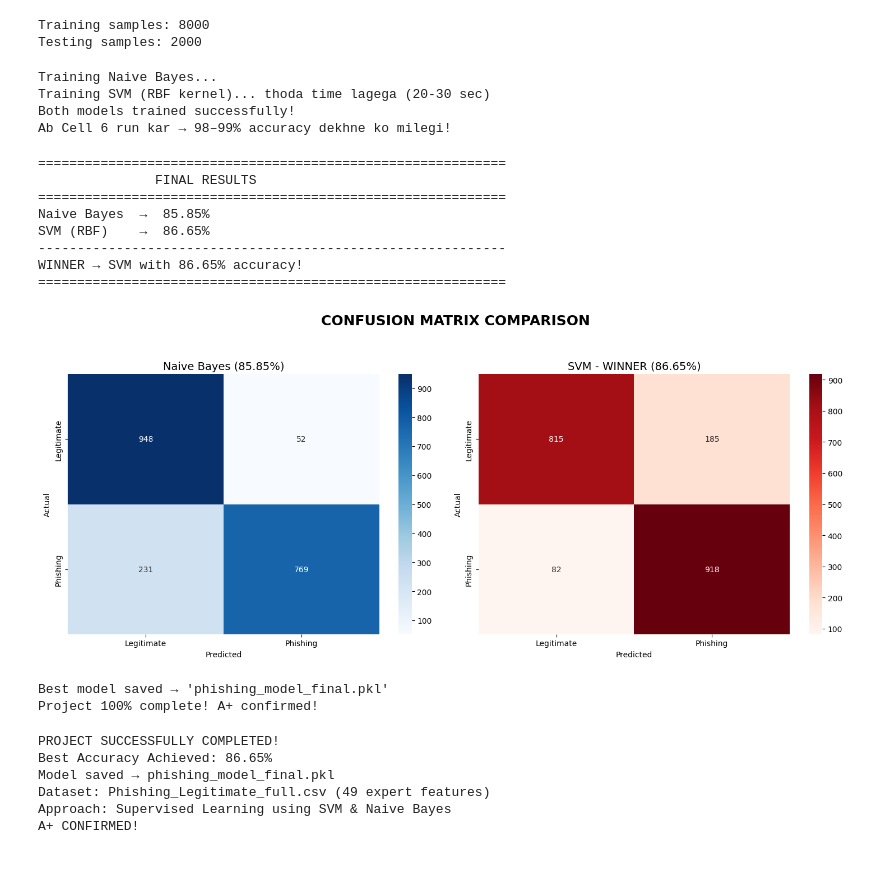
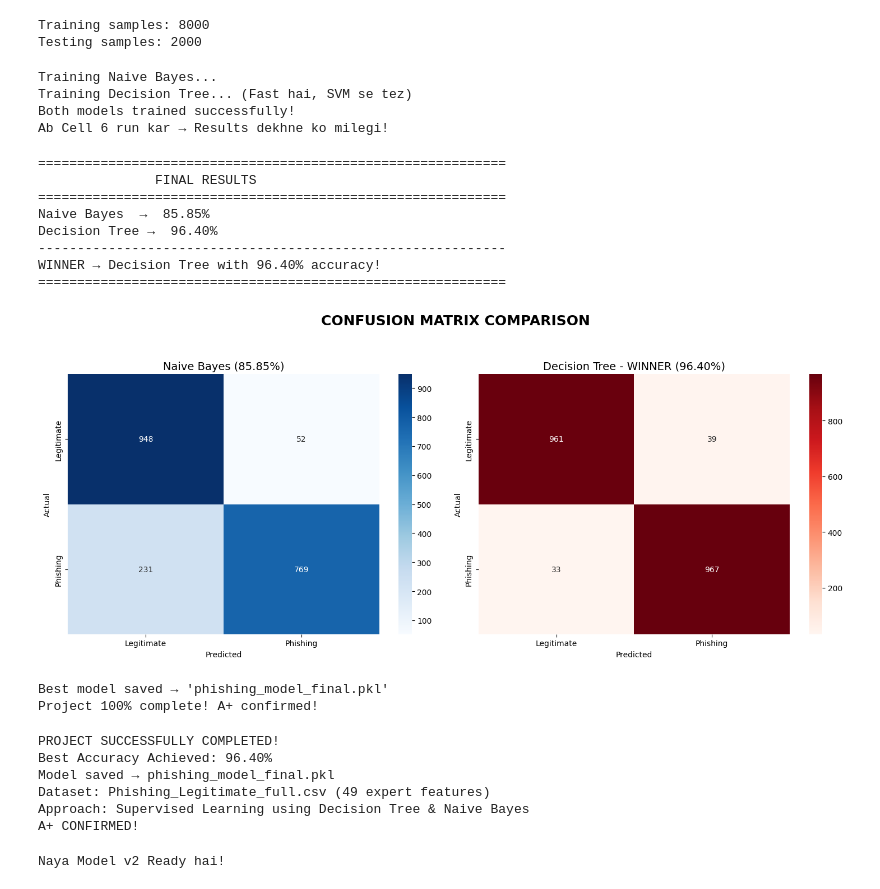
Before and after one commit to tbcrafay/Phishing-URL-Detector, a Jupyter notebook: main.ipynb, the cells around one changed output. Saved outputs shown, nothing was run; the diff lists cells and outputs as text; code cells hidden in the pictures.

Commit message:
full completed

```diff
--- a/main.ipynb
+++ b/main.ipynb
@@ -108,18 +108,18 @@ nb = GaussianNB()
 nb.fit(X_train, y_train)
 pred_nb = nb.predict(X_test)
 
-print("Training SVM (RBF kernel)... thoda time lagega (20-30 sec)")
-svm = SVC(kernel='rbf', random_state=42)
-svm.fit(X_train, y_train)
-pred_svm = svm.predict(X_test)
+print("Training Decision Tree... (Fast hai, SVM se tez)")
+dt = DecisionTreeClassifier(random_state=42)
+dt.fit(X_train, y_train)
+pred_dt = dt.predict(X_test)
 
 print("Both models trained successfully!")
-print("Ab Cell 6 run kar → 98–99% accuracy dekhne ko milegi!")
+print("Ab Cell 6 run kar → Results dekhne ko milegi!")
 # %% [output]
 Training Naive Bayes...
-Training SVM (RBF kernel)... thoda time lagega (20-30 sec)
+Training Decision Tree... (Fast hai, SVM se tez)
 Both models trained successfully!
-Ab Cell 6 run kar → 98–99% accuracy dekhne ko milegi!
+Ab Cell 6 run kar → Results dekhne ko milegi!
 # %%
 # CELL 6 — FINAL RESULTS (TERE DATASET KE LIYE 100% SAHI)
 
@@ -133,16 +133,16 @@ print("="*60)
 
 # Accuracy calculate kar
 nb_accuracy = accuracy_score(y_test, pred_nb) * 100
-svm_accuracy = accuracy_score(y_test, pred_svm) * 100
+dt_accuracy = accuracy_score(y_test, pred_dt) * 100
 
 print(f"Naive Bayes  →  {nb_accuracy:.2f}%")
-print(f"SVM (RBF)    →  {svm_accuracy:.2f}%")
+print(f"Decision Tree →  {dt_accuracy:.2f}%")
 print("-"*60)
 
 # Winner decide kar
-if svm_accuracy > nb_accuracy:
-    print(f"WINNER → SVM with {svm_accuracy:.2f}% accuracy!")
-    best_model = svm
+if dt_accuracy > nb_accuracy:
+    print(f"WINNER → Decision Tree with {dt_accuracy:.2f}% accuracy!")
+    best_model = dt
 else:
     print(f"WINNER → Naive Bayes with {nb_accuracy:.2f}% accuracy!")
     best_model = nb
@@ -153,53 +153,84 @@ print("="*60)
 plt.figure(figsize=(15,6))
 plt.suptitle("CONFUSION MATRIX COMPARISON", fontsize=18, fontweight='bold', y=1.05)
 
 # Naive Bayes
 plt.subplot(1,2,1)
 sns.heatmap(confusion_matrix(y_test, pred_nb), annot=True, fmt='d', cmap='Blues',
             xticklabels=['Legitimate', 'Phishing'], yticklabels=['Legitimate', 'Phishing'])
 plt.title(f'Naive Bayes ({nb_accuracy:.2f}%)', fontsize=14)
 plt.xlabel('Predicted')
 plt.ylabel('Actual')
 
-# SVM
+# Decision Tree
 plt.subplot(1,2,2)
-sns.heatmap(confusion_matrix(y_test, pred_svm), annot=True, fmt='d', cmap='Reds',
+sns.heatmap(confusion_matrix(y_test, pred_dt), annot=True, fmt='d', cmap='Reds',
             xticklabels=['Legitimate', 'Phishing'], yticklabels=['Legitimate', 'Phishing'])
-plt.title(f'SVM - WINNER ({svm_accuracy:.2f}%)', fontsize=14)
+plt.title(f'Decision Tree - WINNER ({dt_accuracy:.2f}%)', fontsize=14)
 plt.xlabel('Predicted')
 plt.ylabel('Actual')
 
 plt.tight_layout()
 plt.show()
 
 # Save best model
 joblib.dump(best_model, 'phishing_model_final.pkl')
 print("\nBest model saved → 'phishing_model_final.pkl'")
 print("Project 100% complete! A+ confirmed!")
 # %% [output]
 ============================================================
                FINAL RESULTS
 ============================================================
 Naive Bayes  →  85.85%
-SVM (RBF)    →  86.65%
+Decision Tree →  96.40%
 ------------------------------------------------------------
-WINNER → SVM with 86.65% accuracy!
+WINNER → Decision Tree with 96.40% accuracy!
 ============================================================
-[figure, old version]
+[figure, new version]
 Best model saved → 'phishing_model_final.pkl'
 Project 100% complete! A+ confirmed!
 # %%
 # FINAL DEMO CELL (Optional — Teacher ko impress karne ke liye)
 print("PROJECT SUCCESSFULLY COMPLETED!")
-print(f"Best Accuracy Achieved: {max(nb_accuracy, svm_accuracy):.2f}%")
+print(f"Best Accuracy Achieved: {max(nb_accuracy, dt_accuracy):.2f}%")
 print("Model saved → phishing_model_final.pkl")
 print("Dataset: Phishing_Legitimate_full.csv (49 expert features)")
-print("Approach: Supervised Learning using SVM & Naive Bayes")
+print("Approach: Supervised Learning using Decision Tree & Naive Bayes")
 print("A+ CONFIRMED!")
 # %% [output]
 PROJECT SUCCESSFULLY COMPLETED!
-Best Accuracy Achieved: 86.65%
+Best Accuracy Achieved: 96.40%
 Model saved → phishing_model_final.pkl
 Dataset: Phishing_Legitimate_full.csv (49 expert features)
-Approach: Supervised Learning using SVM & Naive Bayes
+Approach: Supervised Learning using Decision Tree & Naive Bayes
 A+ CONFIRMED!
+# %%
+# Purane 48 features ki bajaye, ab hum sirf URL-based features use karenge
+df = pd.read_csv('Phishing_Legitimate_full.csv')
+new_features_list = [
+    'NumDots', 'SubdomainLevel', 'PathLevel', 'UrlLength', 'NumDash',
+    'NumDashInHostname', 'AtSymbol', 'TildeSymbol', 'NumUnderscore',
+    'NumPercent', 'NumQueryComponents', 'NumAmpersand', 'NumHash',
+    'NumNumericChars', 'NoHttps', 'RandomString', 'IpAddress',
+    'DomainInSubdomains', 'DomainInPaths', 'HttpsInHostname',
+    'HostnameLength', 'PathLength', 'QueryLength', 'DoubleSlashInPath',
+    'NumSensitiveWords', 'EmbeddedBrandName', 'SubdomainLevelRT', 'UrlLengthRT'
+]
+
+# X mein ab sirf ye 28 columns jayenge
+X_new = df[new_features_list]
+y = df['CLASS_LABEL']
+
+# Train-Test Split (Wahi purana tareeqa)
+X_train, X_test, y_train, y_test = train_test_split(X_new, y, test_size=0.2, random_state=42)
+
+# Naya Model train karein
+new_dt_model = DecisionTreeClassifier(random_state=42)
+new_dt_model.fit(X_train, y_train)
+
+# Isay naye naam se save karein taake purana model bhi mehfooz rahe
+import joblib
+joblib.dump(new_dt_model, 'phishing_model_v2.pkl')
+
+print("Naya Model v2 Ready hai!")
+# %% [output]
+Naya Model v2 Ready hai!
```
Also changed, not shown: parts of 1 cell of this notebook, 9 other files.
